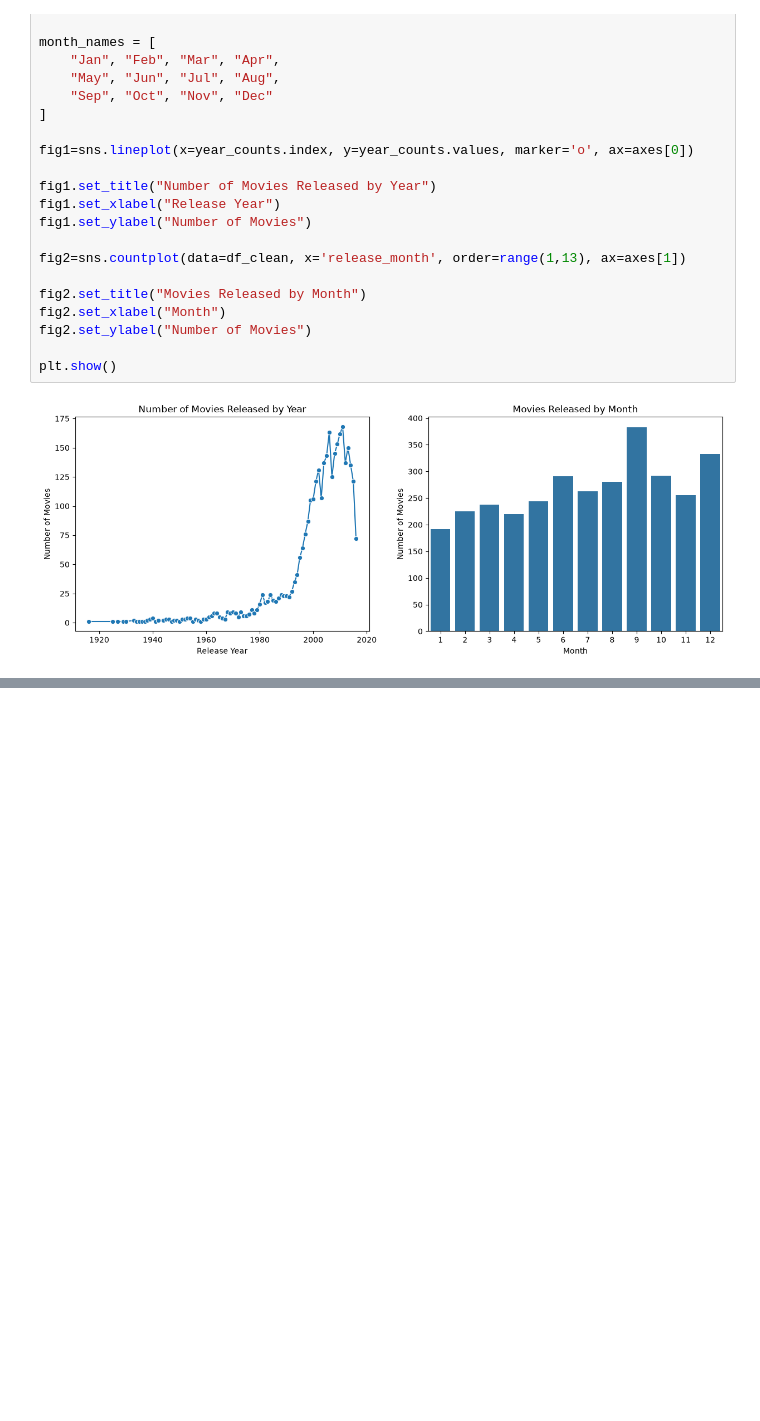
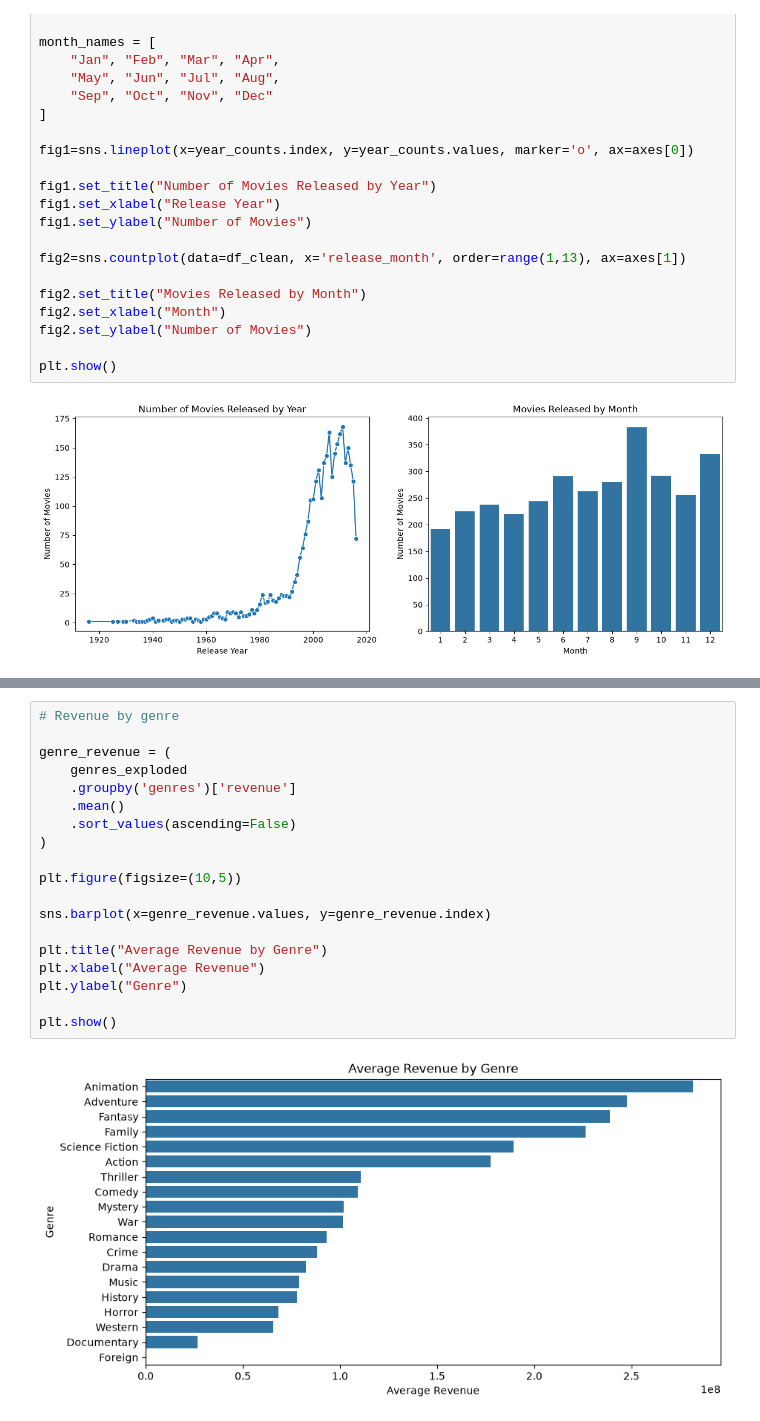
Before and after one commit to DMill31/capstone-project, a Jupyter notebook: miller_capstone.ipynb, the cells around one changed output, grey strips where cells are left out. Cells and saved outputs as stored; diff of their text form; blank space fills up the shorter version.

```diff
--- a/miller_capstone.ipynb
+++ b/miller_capstone.ipynb
@@ -644,0 +657,21 @@ plt.show()
+# %%
+# Revenue by genre
+
+genre_revenue = (
+    genres_exploded
+    .groupby('genres')['revenue']
+    .mean()
+    .sort_values(ascending=False)
+)
+
+plt.figure(figsize=(10,5))
+
+sns.barplot(x=genre_revenue.values, y=genre_revenue.index)
+
+plt.title("Average Revenue by Genre")
+plt.xlabel("Average Revenue")
+plt.ylabel("Genre")
+
+plt.show()
+# %% [output]
+[figure, added]
```
Also changed, not shown: parts of 7 cells of this notebook.
